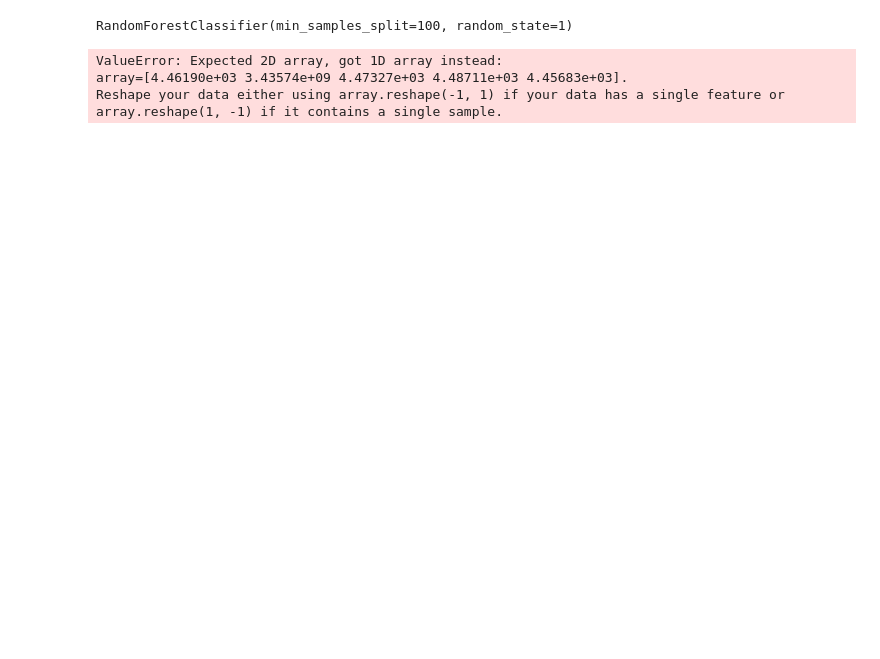
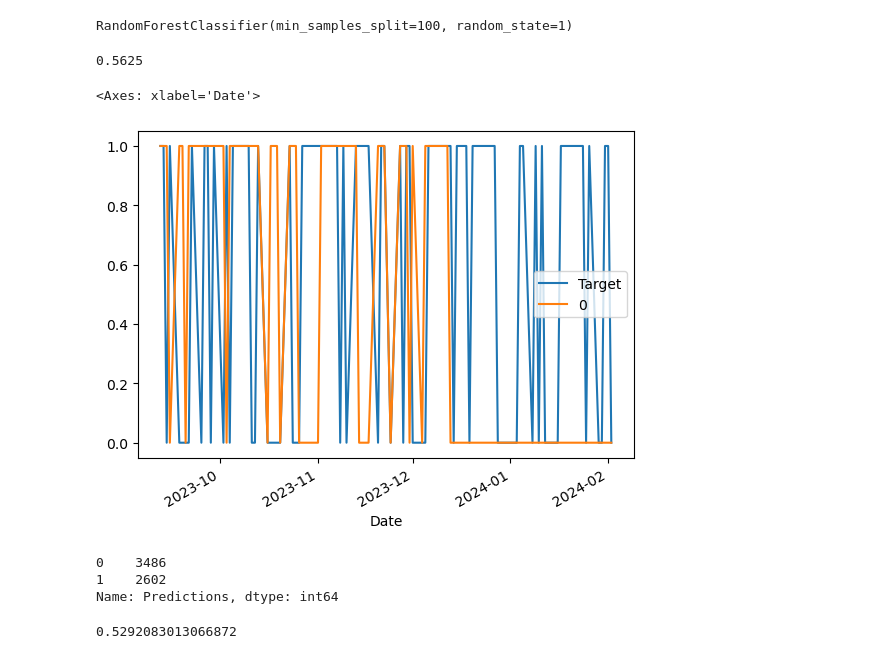
Before and after one commit to simrankaware/ml-stock-market-predict, a Jupyter notebook: ml_stock_market.ipynb, the cells around one changed output. Cells and saved outputs as stored; diff of their text form; code cells hidden in the pictures; blank space fills up the shorter version.

```diff
--- a/ml_stock_market.ipynb
+++ b/ml_stock_market.ipynb
@@ -11,3 +7,10 @@ sp500 = sp500.history(period="max")
+# %%
+if os.path.exists("sp500.csv"):
+    sp500 = pd.read_csv("sp500.csv", index_col=0)
+else:
+    sp500 = yf.Ticker("^GSPC")
+    sp500 = sp500.history(period="max")
+    sp500.to_csv("sp500.csv")
 # %%
 sp500
 # %% [output]
@@ -26,4 +29,4 @@ sp500
 | 2024-02-02 00:00:00-05:00 | 4916.060059 | 4975.290039 | 4907.990234 | 4958.609863 | 3974350000 | 0.0 | 0.0 |
 24138 rows × 7 columns
 # %%
-sp500.index
+sp500.index = pd.to_datetime(sp500.index)
@@ -108,12 +64,12 @@ sp500
 # %%
 from sklearn.ensemble import RandomForestClassifier
 
-model = RandomForestClassifier(n_estimators= 100, min_samples_split= 100,random_state= 1)
+model = RandomForestClassifier(n_estimators=100, min_samples_split=100, random_state=1)
 
 train = sp500.iloc[:-100]
-test  = sp500.iloc[-100]
+test = sp500.iloc[-100:]
 
-predictors= ["Close", "Volume", "Open", "High", "Low"]
+predictors = ["Close", "Volume", "Open", "High", "Low"]
 model.fit(train[predictors], train["Target"])
 # %% [output]
 RandomForestClassifier(min_samples_split=100, random_state=1)
@@ -124,6 +80,11 @@ preds = model.predict(test[predictors])
 preds = pd.Series(preds, index=test.index)
 precision_score(test["Target"], preds)
 # %% [output]
-ValueError: Expected 2D array, got 1D array instead:
-array=[4.46190e+03 3.43574e+09 4.47327e+03 4.48711e+03 4.45683e+03].
-Reshape your data either using array.reshape(-1, 1) if your data has a single feature or array.reshape(1, -1) if it contains a single sample.
+0.5625
+# %%
+combined = pd.concat([test["Target"], preds], axis=1)
+# %%
+combined.plot()
+# %% [output]
+<Axes: xlabel='Date'>
+[figure, added]
@@ -129,0 +111,10 @@ Reshape your data either using array.reshape(-1, 1) if your data has a single fe
+# %%
+predictions["Predictions"].value_counts()
+# %% [output]
+0    3486
+1    2602
+Name: Predictions, dtype: int64
+# %%
+precision_score(predictions["Target"], predictions["Predictions"])
+# %% [output]
+0.5292083013066872
```
Also changed, not shown: parts of 11 cells of this notebook.
